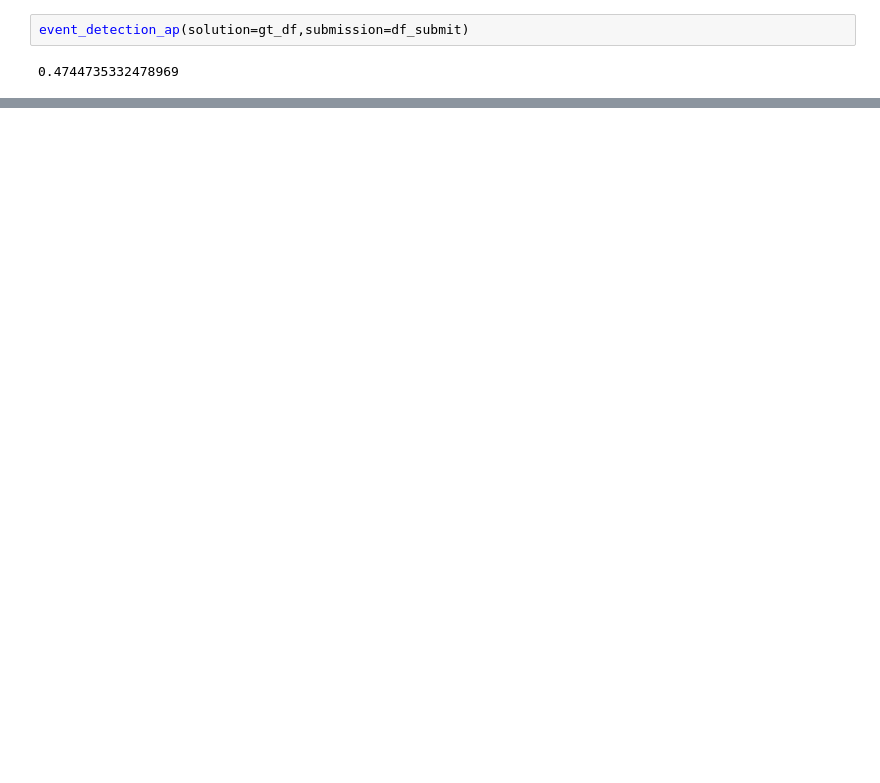
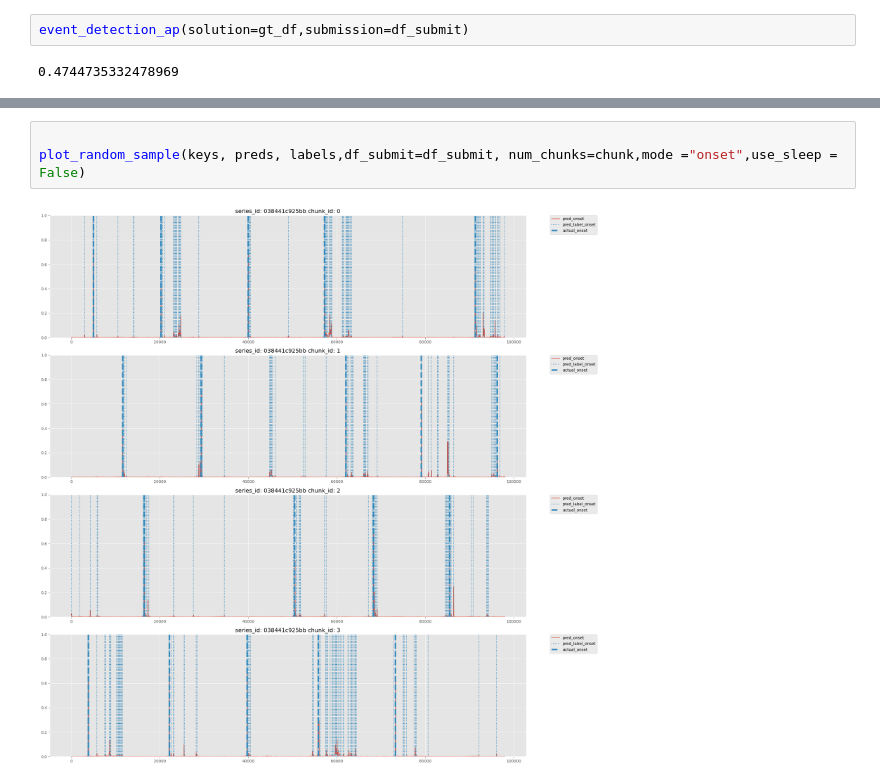
Before and after one commit to yomura-yomura/child-mind-institute-detect-sleep-states, a Jupyter notebook: lib/kaggle-child-mind-institute-detect-sleep-states/notebook/eda002.ipynb, the cells around one changed output, grey strips where cells are left out. Cells and saved outputs as stored; diff of their text form; blank space fills up the shorter version.

```diff
--- a/lib/kaggle-child-mind-institute-detect-sleep-states/notebook/eda002.ipynb
+++ b/lib/kaggle-child-mind-institute-detect-sleep-states/notebook/eda002.ipynb
@@ -96,0 +93,5 @@ gt_df.shape
+# %%
+
+plot_random_sample(keys, preds, labels,df_submit=df_submit, num_chunks=chunk,mode ="onset",use_sleep = False)
+# %% [output]
+[figure, added]
```
Also changed, not shown: parts of 8 cells of this notebook.
